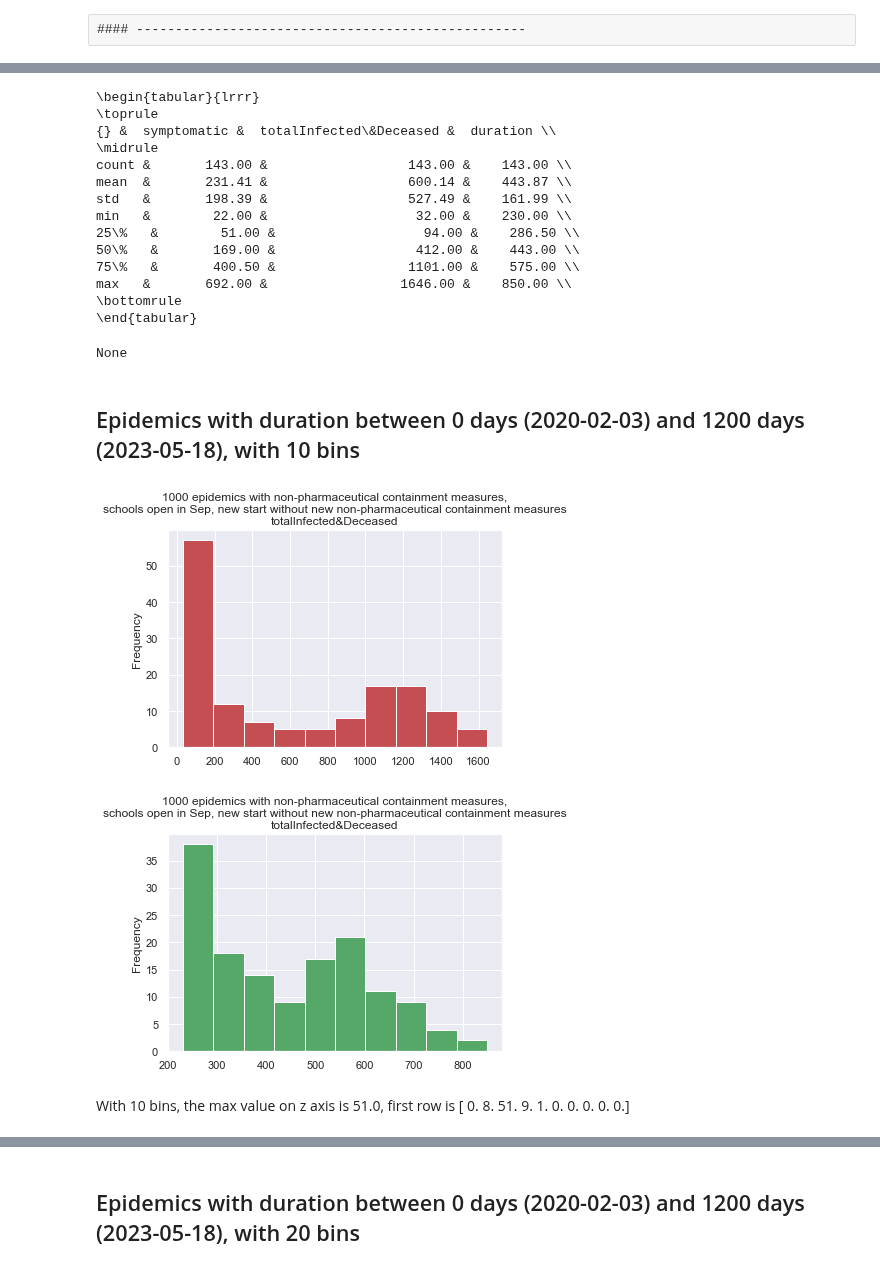
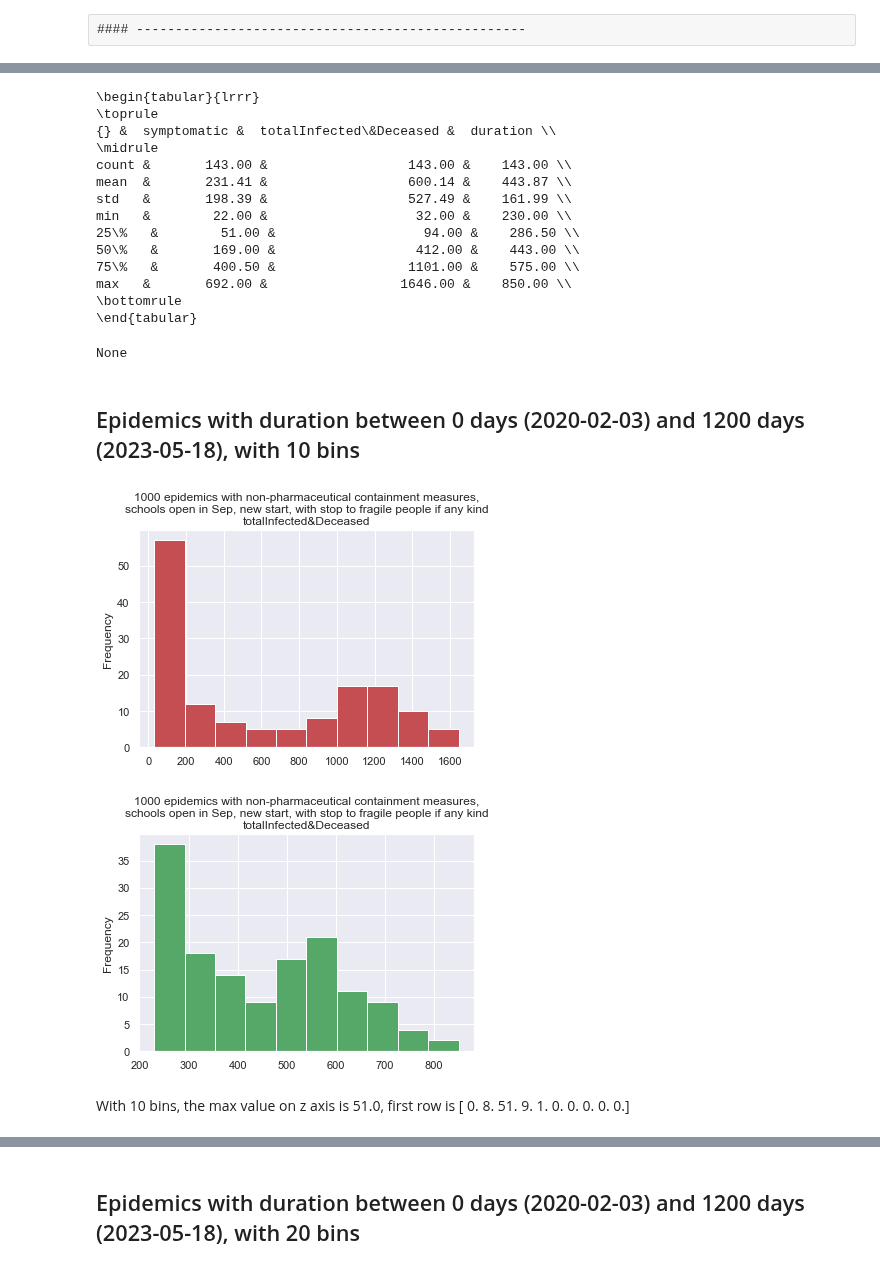
Before and after one commit to terna/readSIsaR_BatchResults, a Jupyter notebook: selectResults1kStableSeedsCPoints_basicControlB_schoolOpenSeptNoFragControlChangingWorldNewStart_plusHMlog.ipynb, the cells around one changed output, grey strips where cells are left out. Drawn from its saved outputs; the diff is of its cells as text; code cells hidden in the pictures.

```diff
--- a/selectResults1kStableSeedsCPoints_basicControlB_schoolOpenSeptNoFragControlChangingWorldNewStart_plusHMlog.ipynb
+++ b/selectResults1kStableSeedsCPoints_basicControlB_schoolOpenSeptNoFragControlChangingWorldNewStart_plusHMlog.ipynb
@@ -346,34 +346,34 @@ cp6=[6,453,"cp6cRed","cp6totalInfected&Deceased"]
 #### --------------------------------------------------
 # %%
 timeFunction(selectedrundf,start,end,"ticks",'1000 epidemics with non-pharmaceutical containment measures,\n'+
-          'schools open in Sep, new start without new non-pharmaceutical containment measures')
+          'schools open in Sep, new start, with stop to fragile people if any kind')
 # %% [output]
 ## Epidemics with duration between 0 days (2020-02-03) and 1200 days (2023-05-18)
 |  | symptomatic | totalInfected&Deceased | duration |
 | count | 143.00 | 143.00 | 143.00 |
 | mean | 231.41 | 600.14 | 443.87 |
 | std | 198.39 | 527.49 | 161.99 |
 | min | 22.00 | 32.00 | 230.00 |
 | 25% | 51.00 | 94.00 | 286.50 |
 | 50% | 169.00 | 412.00 | 443.00 |
 | 75% | 400.50 | 1101.00 | 575.00 |
 | max | 692.00 | 1646.00 | 850.00 |
 \begin{tabular}{lrrr}
 \toprule
 {} &  symptomatic &  totalInfected\&Deceased &  duration \\
 \midrule
 count &       143.00 &                  143.00 &    143.00 \\
 mean  &       231.41 &                  600.14 &    443.87 \\
 std   &       198.39 &                  527.49 &    161.99 \\
 min   &        22.00 &                   32.00 &    230.00 \\
 25\%   &        51.00 &                   94.00 &    286.50 \\
 50\%   &       169.00 &                  412.00 &    443.00 \\
 75\%   &       400.50 &                 1101.00 &    575.00 \\
 max   &       692.00 &                 1646.00 &    850.00 \\
 \bottomrule
 \end{tabular}
 None
 ## Epidemics with duration between 0 days (2020-02-03) and 1200 days (2023-05-18), with 10 bins
-[figure, old version]
+[figure, new version]
-[figure, old version]
+[figure, new version]
 With 10 bins, the max value on z axis is 51.0, first row is [ 0.  8. 51.  9.  1.  0.  0.  0.  0.  0.]
```
Also changed, not shown: parts of 1 cell of this notebook, 7 other files.
